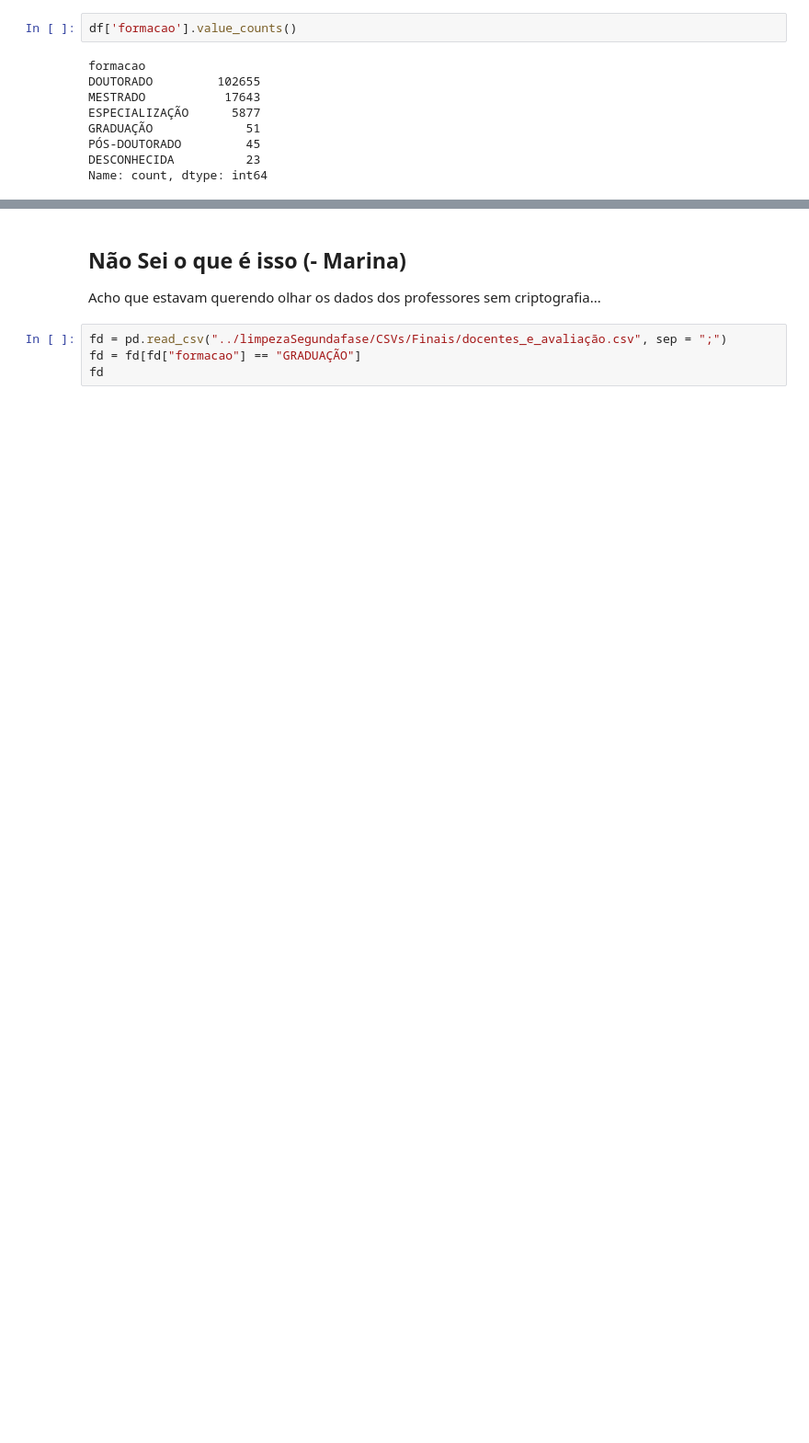
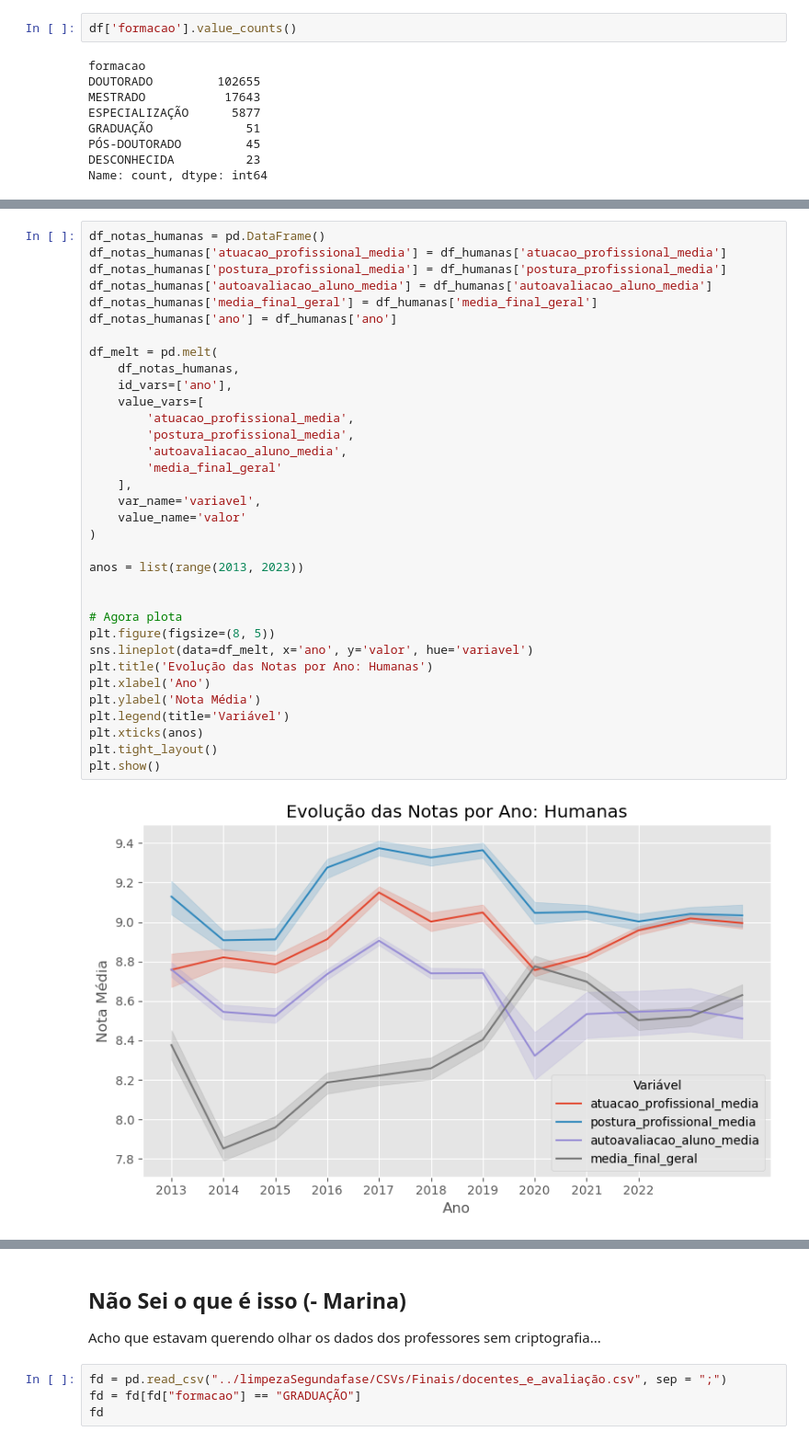
Before and after one commit to PETCC-UFRN/data-pet, a Jupyter notebook: eda_professores/eda_professores.ipynb, the cells around one changed output, grey strips where cells are left out. Shown at 92% size. Saved outputs shown, nothing was run; the diff lists cells and outputs as text; blank space fills up the shorter version.

```diff
--- a/eda_professores/eda_professores.ipynb
+++ b/eda_professores/eda_professores.ipynb
@@ -438,0 +623,36 @@ Name: count, dtype: int64
+# %%
+df_notas_humanas = pd.DataFrame()
+df_notas_humanas['atuacao_profissional_media'] = df_humanas['atuacao_profissional_media']
+df_notas_humanas['postura_profissional_media'] = df_humanas['postura_profissional_media']
+df_notas_humanas['autoavaliacao_aluno_media'] = df_humanas['autoavaliacao_aluno_media']
+df_notas_humanas['media_final_geral'] = df_humanas['media_final_geral']
+df_notas_humanas['ano'] = df_humanas['ano']
+
+df_melt = pd.melt(
+    df_notas_humanas,
+    id_vars=['ano'],
+    value_vars=[
+        'atuacao_profissional_media',
+        'postura_profissional_media',
+        'autoavaliacao_aluno_media',
+        'media_final_geral'
+    ],
+    var_name='variavel',
+    value_name='valor'
+)
+
+anos = list(range(2013, 2023))
+
+
+# Agora plota
+plt.figure(figsize=(8, 5))
+sns.lineplot(data=df_melt, x='ano', y='valor', hue='variavel')
+plt.title('Evolução das Notas por Ano: Humanas')
+plt.xlabel('Ano')
+plt.ylabel('Nota Média')
+plt.legend(title='Variável')
+plt.xticks(anos)
+plt.tight_layout()
+plt.show()
+# %% [output]
+[figure, added]
```
Also changed, not shown: parts of 21 cells of this notebook.
